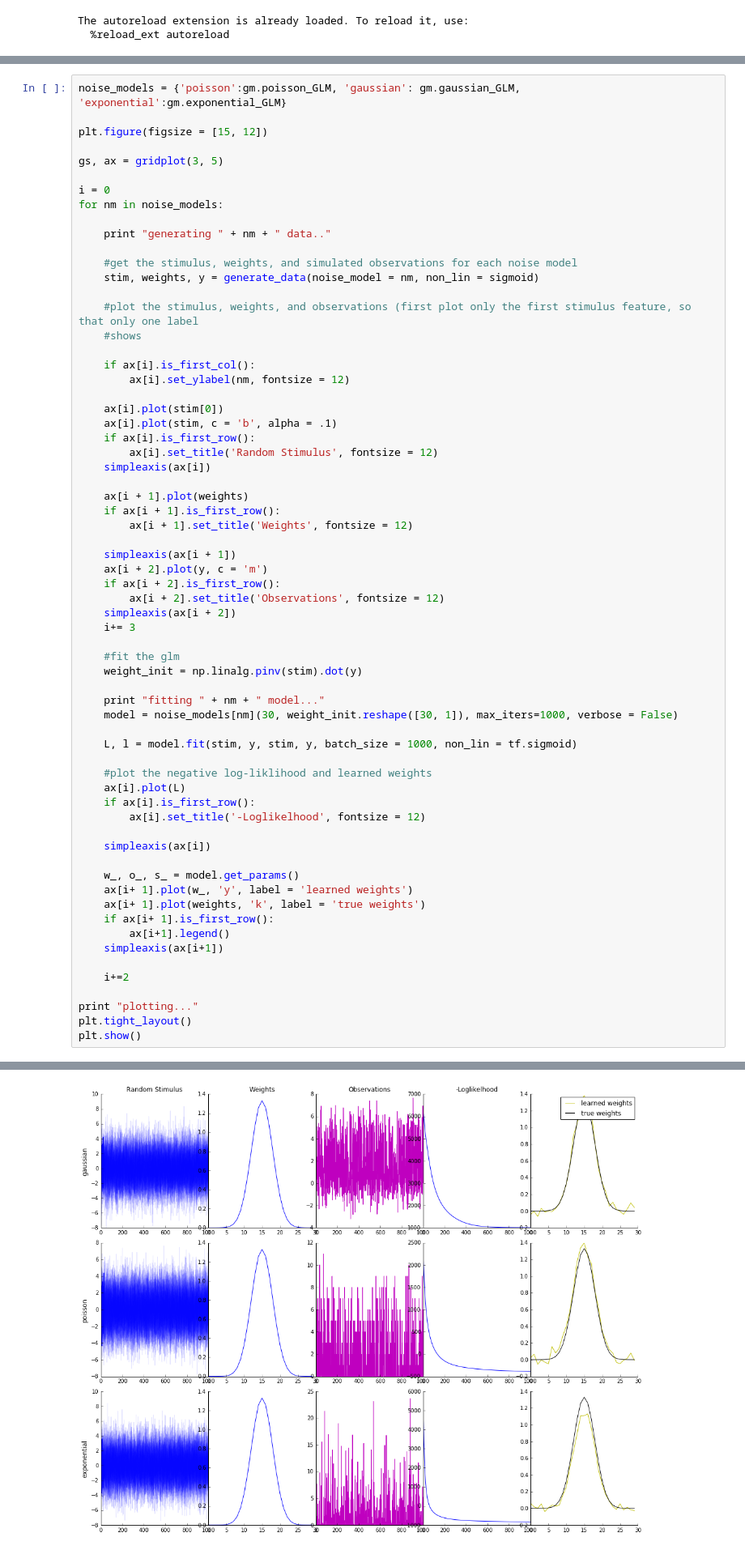
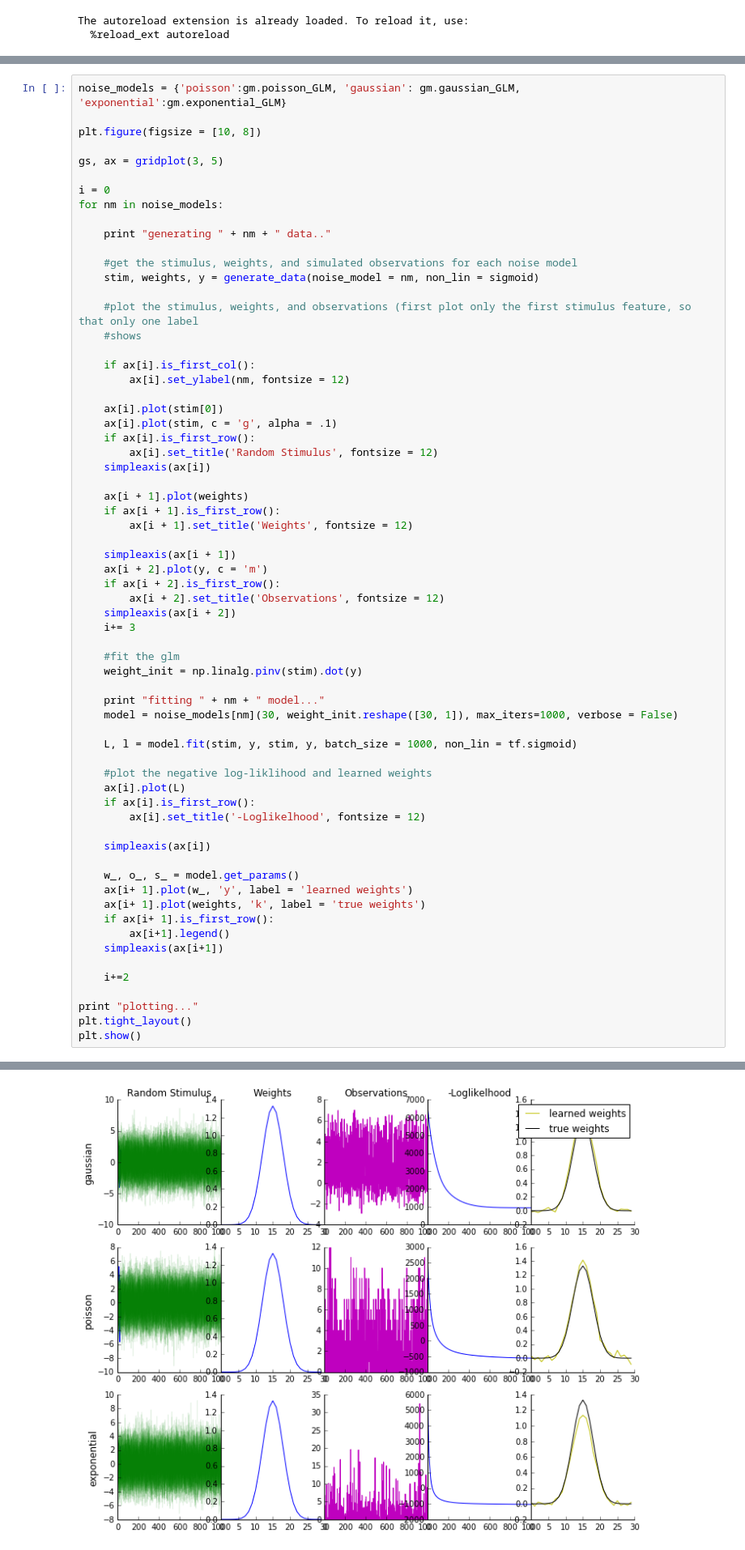
Before and after one commit to achristensen56/PyGLM, a Jupyter notebook: Basic GLM's.ipynb, the cells around one changed output, grey strips where cells are left out. Shown at 81% size. Saved outputs shown, nothing was run; the diff lists cells and outputs as text.

```diff
--- a/Basic GLM's.ipynb
+++ b/Basic GLM's.ipynb
@@ -36,7 +36,7 @@ To Do: the plotting code is a bit ugly, and the spacing isn't right... I'll fix
 # %%
 noise_models = {'poisson':gm.poisson_GLM, 'gaussian': gm.gaussian_GLM, 'exponential':gm.exponential_GLM}
 
-plt.figure(figsize = [15, 12])
+plt.figure(figsize = [10, 8])
 
 gs, ax = gridplot(3, 5)
 
@@ -55,7 +55,7 @@ for nm in noise_models:
         ax[i].set_ylabel(nm, fontsize = 12)
 
     ax[i].plot(stim[0])
-    ax[i].plot(stim, c = 'b', alpha = .1)
+    ax[i].plot(stim, c = 'g', alpha = .1)
     if ax[i].is_first_row():
         ax[i].set_title('Random Stimulus', fontsize = 12)
     simpleaxis(ax[i])
@@ -79,31 +79,31 @@ for nm in noise_models:
 
     L, l = model.fit(stim, y, stim, y, batch_size = 1000, non_lin = tf.sigmoid)
 
     #plot the negative log-liklihood and learned weights
     ax[i].plot(L)
     if ax[i].is_first_row():
         ax[i].set_title('-Loglikelhood', fontsize = 12)
 
     simpleaxis(ax[i])
 
     w_, o_, s_ = model.get_params()
     ax[i+ 1].plot(w_, 'y', label = 'learned weights')
     ax[i+ 1].plot(weights, 'k', label = 'true weights')
     if ax[i+ 1].is_first_row():
         ax[i+1].legend()
     simpleaxis(ax[i+1])
 
     i+=2
 
 print "plotting..."
 plt.tight_layout()
 plt.show()
 # %% [output]
 generating gaussian data..
 fitting gaussian model...
 generating poisson data..
 fitting poisson model...
 generating exponential data..
 fitting exponential model...
 plotting...
-[figure, old version]
+[figure, new version]
```
Also changed, not shown: 4 other files.
